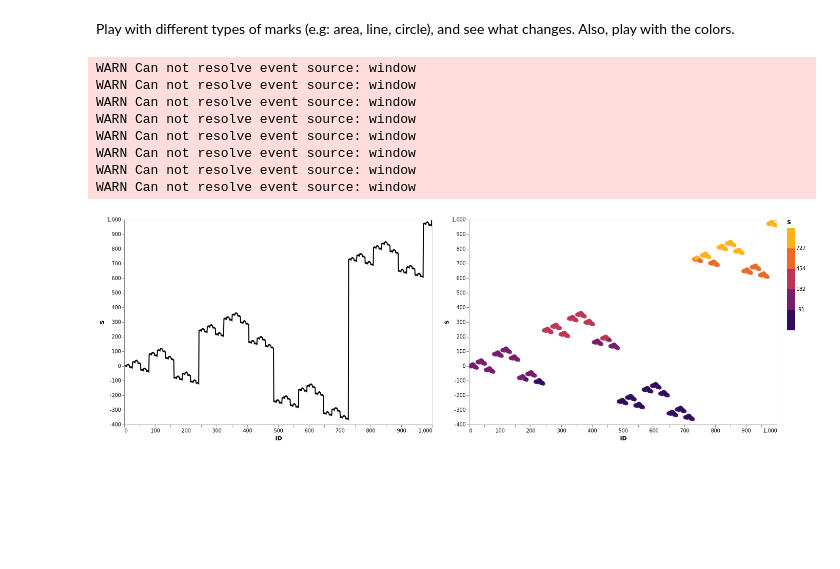
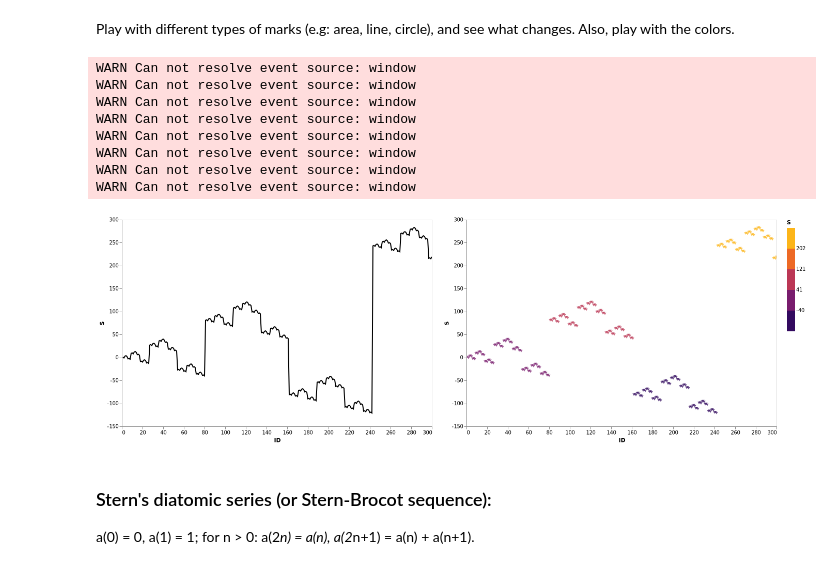
Before and after one commit to davibarreira/Visualizations, a Jupyter notebook: FinalProject/AmazingGraphs.ipynb, the cells around one changed output. Cells and saved outputs as stored; diff of their text form; code cells hidden in the pictures; blank space fills up the shorter version.

```diff
--- a/FinalProject/AmazingGraphs.ipynb
+++ b/FinalProject/AmazingGraphs.ipynb
@@ -26,7 +26,7 @@ function Balanced_Ternary(n)
         return 3*Balanced_Ternary((n-2)/3) -1
     end
 end
-size = 10_00
+size = 300
 bt = DataFrame(ID = collect(1:size),S = Balanced_Ternary.(collect(1:size)));
 # %% [markdown]
 Play with different types of marks (e.g: area, line, circle), and see what changes.
@@ -53,32 +53,35 @@ bt |> vl"""
 
 },
 {
   "selection": {
     "grid": {
       "type": "interval", "bind": "scales"
     }},
-  "mark": "point",
+  "mark": {"type": "point", "shape":"triangle-down", "filled":true},
   "width": 600,
   "height": 400,
   "encoding": {
     "x": {"field": "ID", "type": "quantitative", "axis": {"grid":false}},
     "y": {"field": "S", "type": "quantitative", "axis":{"grid":false}},
     "color": {
       "field": "S", "type":"quantitative",
       "scale": {"type": "quantize","zero": true,"scheme": "inferno"}
     }
   }
 }
 ]
 }
 """
 # %% [output]
 WARN Can not resolve event source: window
 WARN Can not resolve event source: window
 WARN Can not resolve event source: window
 WARN Can not resolve event source: window
 WARN Can not resolve event source: window
 WARN Can not resolve event source: window
 WARN Can not resolve event source: window
 WARN Can not resolve event source: window
-[figure, old version]
+[figure, new version]
+# %% [markdown]
+### Stern's diatomic series (or Stern-Brocot sequence):
+a(0) = 0, a(1) = 1; for n > 0: a(2*n) = a(n), a(2*n+1) = a(n) + a(n+1).
```
Also changed, not shown: 1 other file.
